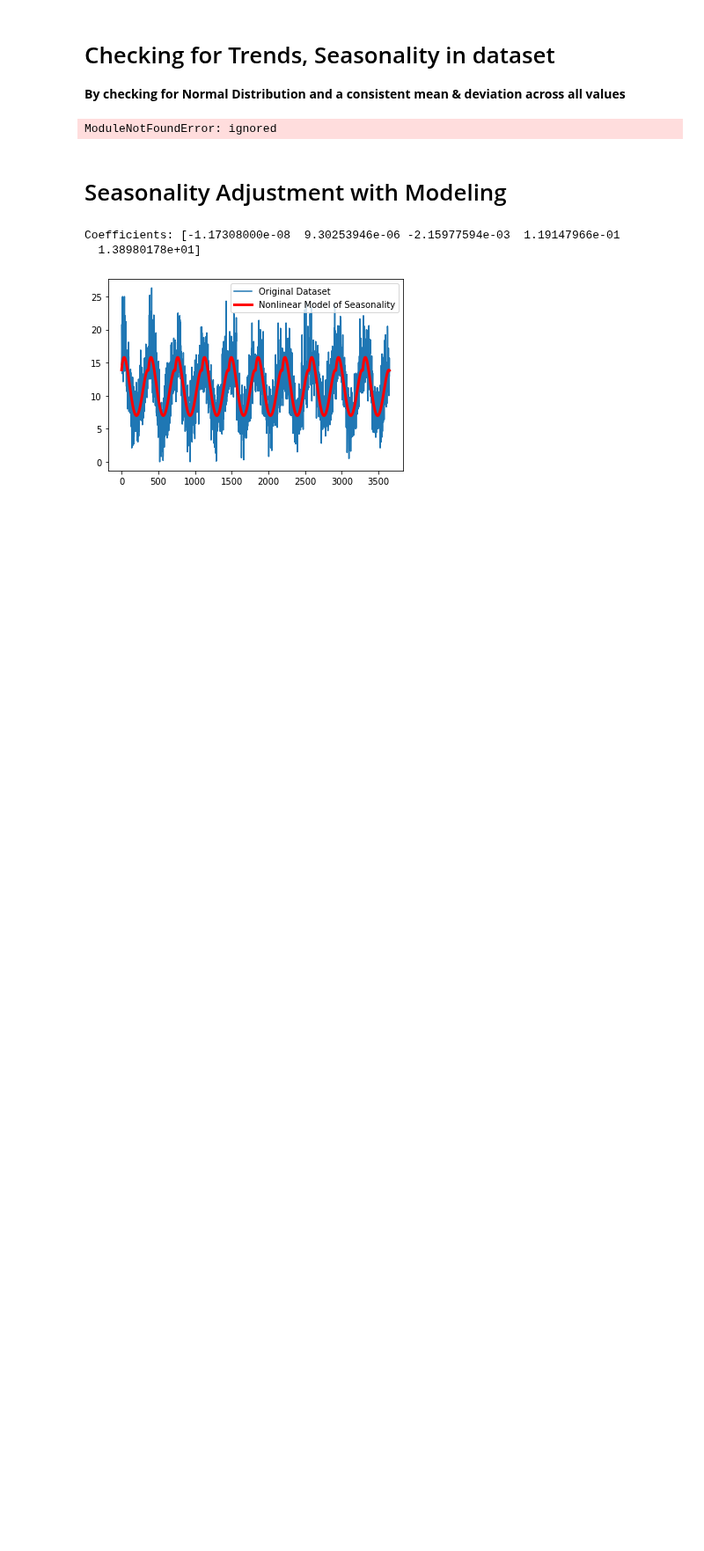
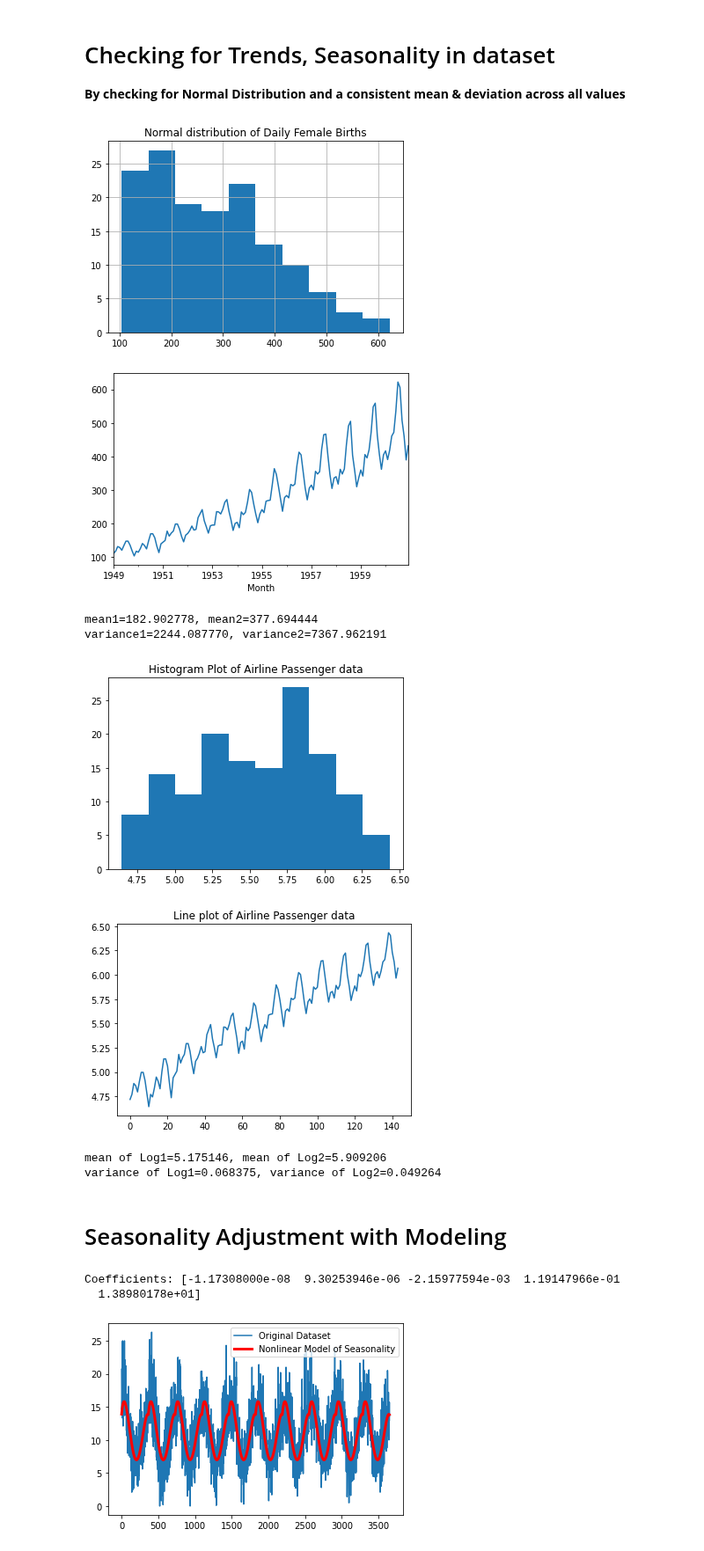
Before and after one commit to kenneth-craig/academyPub, a Jupyter notebook: Time Series Data.ipynb, the cells around one changed output. Shown at 88% size. Saved outputs shown, nothing was run; the diff lists cells and outputs as text; code cells hidden in the pictures; blank space fills up the shorter version.

```diff
--- a/Time Series Data.ipynb
+++ b/Time Series Data.ipynb
@@ -9,28 +9,61 @@ Saving daily-minimum-temperatures.csv to daily-minimum-temperatures.csv
 # %% [markdown]
 # Checking for Trends, Seasonality in dataset
 **By checking for Normal Distribution and a consistent mean & deviation across all values**
-# %%
-import pandas as pd
-from mathplotlib import pyplot
-
-series = pd.read_csv('daily-total-female-births.csv', header=0, index_col=0, parse_dates=True, squeeze=True)
-
-series.hist()
-series.title('Normal distribution of Daily Female Births')
-pyplot.show()
-
-# Calculate statistics of partitioned time series data
-X = series.values
-split = int(len(X)/2)
-
-X1, X2 = X[0:split], X[split:]
-mean1, mean2 = X1.mean(), X2.mean()
-var1, var2 = X1.var(), X2.var()
-
-print(????)
-print(????)
-# %% [output]
-ModuleNotFoundError: ignored
+# %%
+import pandas as pd
+from matplotlib import pyplot
+import numpy as np # for numpy log function
+
+# Compare mean and variance for Airline passenger data with Female Births
+#series = pd.read_csv('daily-total-female-births.csv', header=0, index_col=0, parse_dates=True, squeeze=True)
+series = pd.read_csv('airline-passengers.csv', header=0, index_col=0, parse_dates=True, squeeze=True)
+
+series.hist()
+pyplot.title('Normal distribution of Daily Female Births')
+pyplot.show()
+
+series.plot()
+pyplot.show()
+
+# Calculate statistics of partitioned time series data
+X = series.values
+split = int(len(X)/2)
+
+X1, X2 = X[0:split], X[split:]
+mean1, mean2 = X1.mean(), X2.mean()
+var1, var2 = X1.var(), X2.var()
+
+print('mean1=%f, mean2=%f' % (mean1, mean2))
+print('variance1=%f, variance2=%f' % (var1, var2))
+
+# Obvious seasonal component to Passenger Airline data which appears is growing.
+# This may suggest exponental growth from season to season.
+# Log transformation can be used to flatten out exponential & change back to linear relationship.
+# Below is the same plots with log tranform of the time series
+X = np.log(X)
+pyplot.hist(X)
+pyplot.title('Histogram Plot of Airline Passenger data')
+pyplot.show()
+pyplot.plot(X)
+pyplot.title('Line plot of Airline Passenger data')
+pyplot.show()
+
+# recalculate the mean & standard deviation values of the log transformed dataset
+split = int(len(X)/2)
+X1Log, X2Log = X[0:split], X[split:]
+meanLog1, meanLog2 = X1Log.mean(), X2Log.mean()
+varLog1, varLog2 = X1Log.var(), X2Log.var()
+print('mean of Log1=%f, mean of Log2=%f' % (meanLog1, meanLog2))
+print('variance of Log1=%f, variance of Log2=%f' % (varLog1, varLog2))
+# %% [output]
+[figure, added]
+[figure, added]
+mean1=182.902778, mean2=377.694444
+variance1=2244.087770, variance2=7367.962191
+[figure, added]
+[figure, added]
+mean of Log1=5.175146, mean of Log2=5.909206
+variance of Log1=0.068375, variance of Log2=0.049264
 # %% [markdown]
 # Seasonality Adjustment with Modeling
 # %%
```
Also changed, not shown: parts of 1 cell of this notebook.
